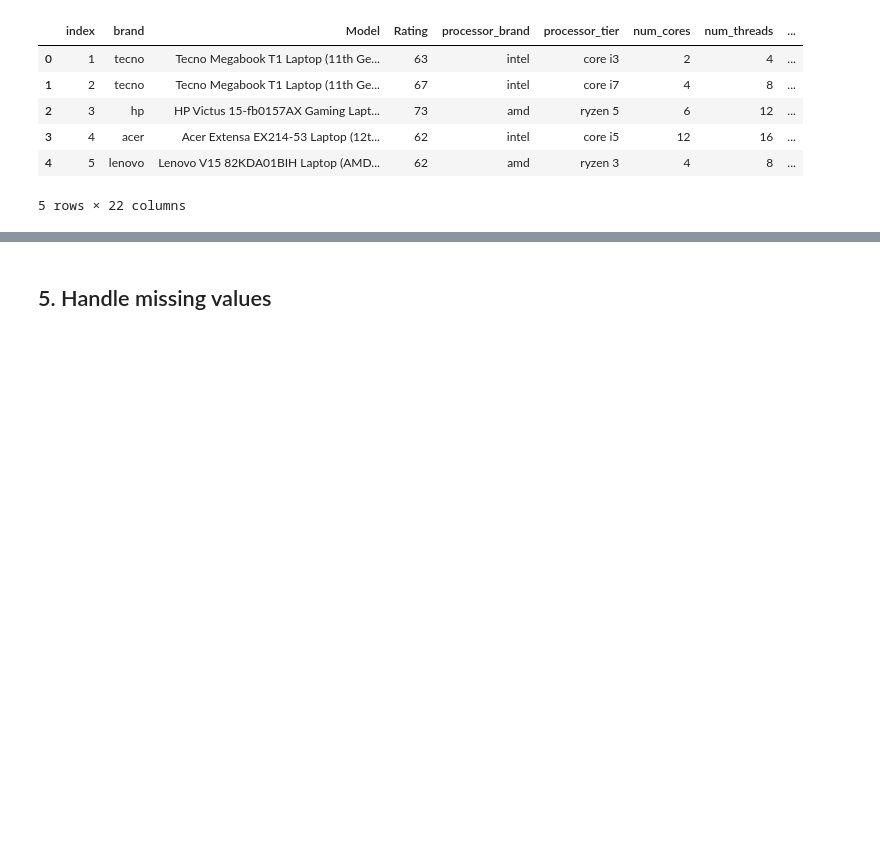
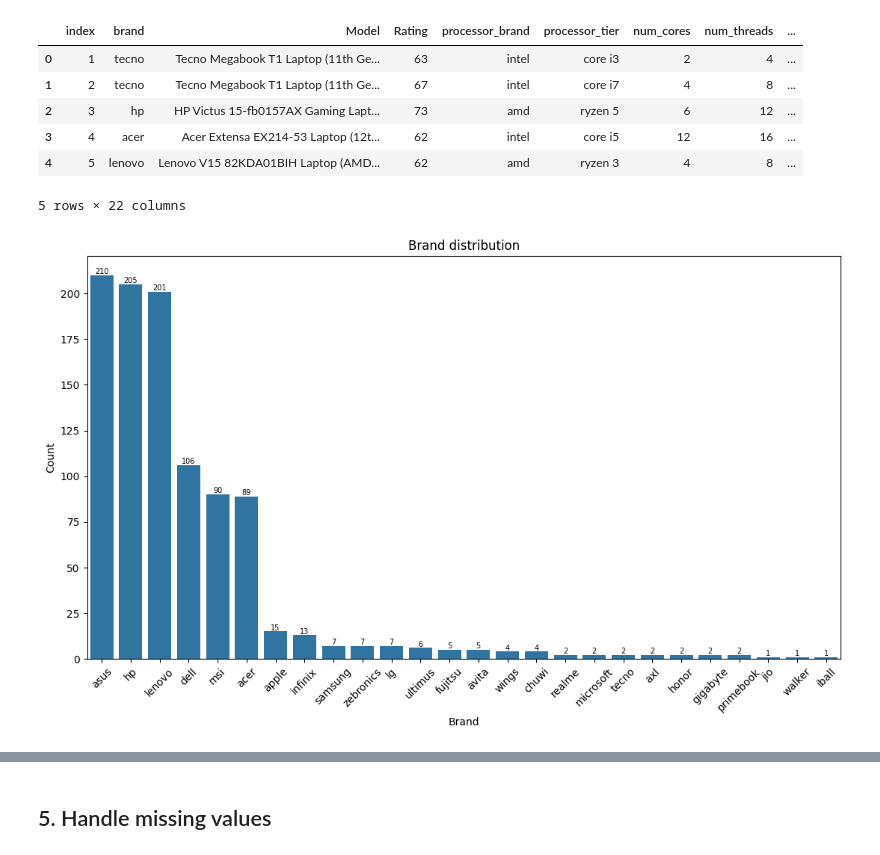
Before and after one commit to DSCI-310-2024/DSCI-310-Group_13, a Jupyter notebook: report.ipynb, the cells around one changed output, grey strips where cells are left out. Cells and saved outputs as stored; diff of their text form; code cells hidden in the pictures; blank space fills up the shorter version.

```diff
--- a/report.ipynb
+++ b/report.ipynb
@@ -399,3 +399,19 @@ df.head()
 | 3 | 4 | acer | Acer Extensa EX214-53 Laptop (12t... | 62 | intel | core i5 | 12 | 16 | ... |
 | 4 | 5 | lenovo | Lenovo V15 82KDA01BIH Laptop (AMD... | 62 | amd | ryzen 3 | 4 | 8 | ... |
 5 rows × 22 columns
+# %%
+categorical = df.select_dtypes(include=['object'])
+
+import seaborn as sns
+
+plt.figure(figsize=(13,7))
+brand_counts = categorical.brand.value_counts()
+axis = sns.barplot(x=brand_counts.index, y=brand_counts.values)
+axis.bar_label(axis.containers[0], fontsize=7)
+plt.xlabel('Brand')
+plt.ylabel('Count')
+plt.title('Brand distribution')
+plt.xticks(rotation=45)
+plt.show()
+# %% [output]
+[figure, added]
```
Also changed, not shown: parts of 4 cells of this notebook.
